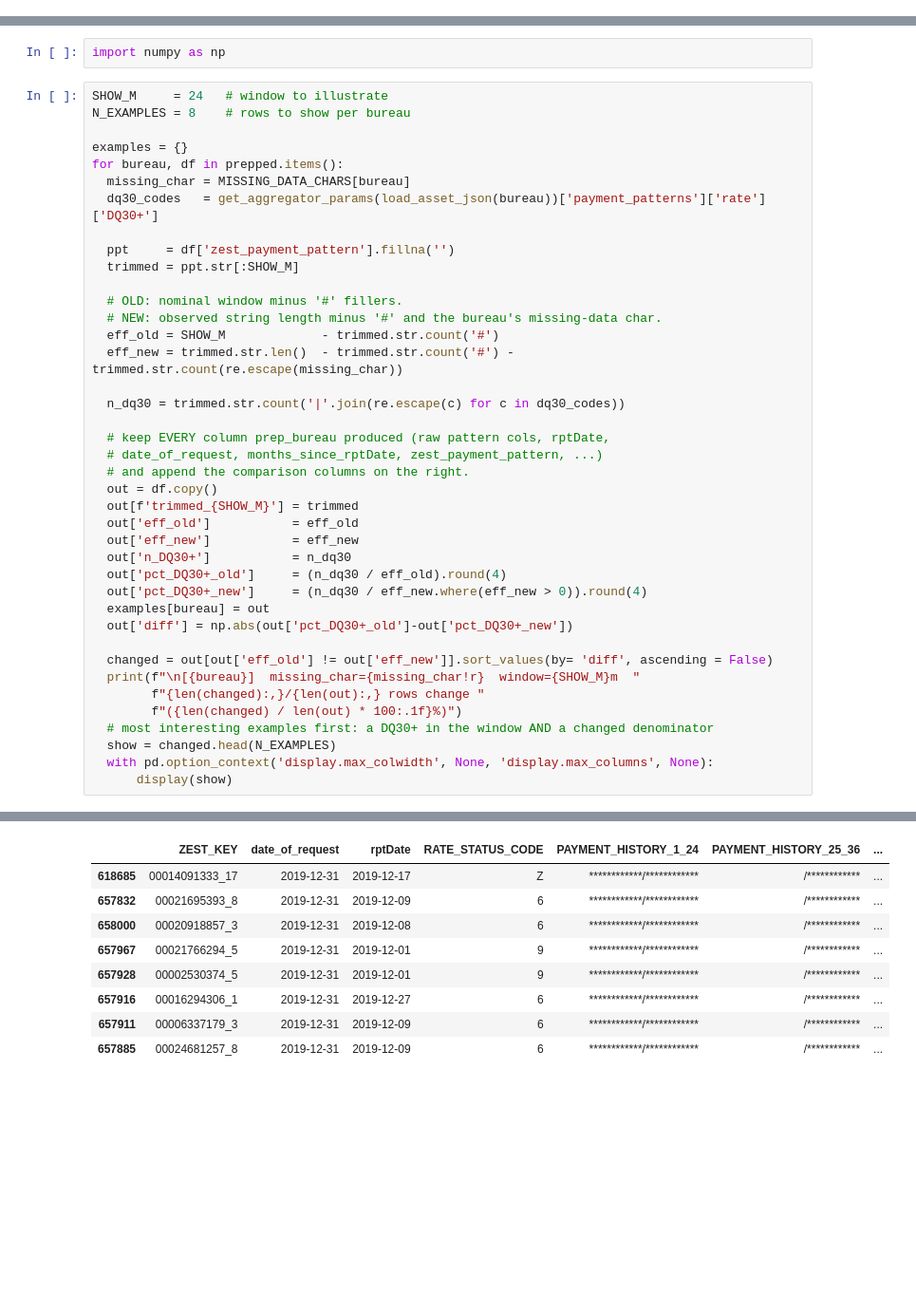
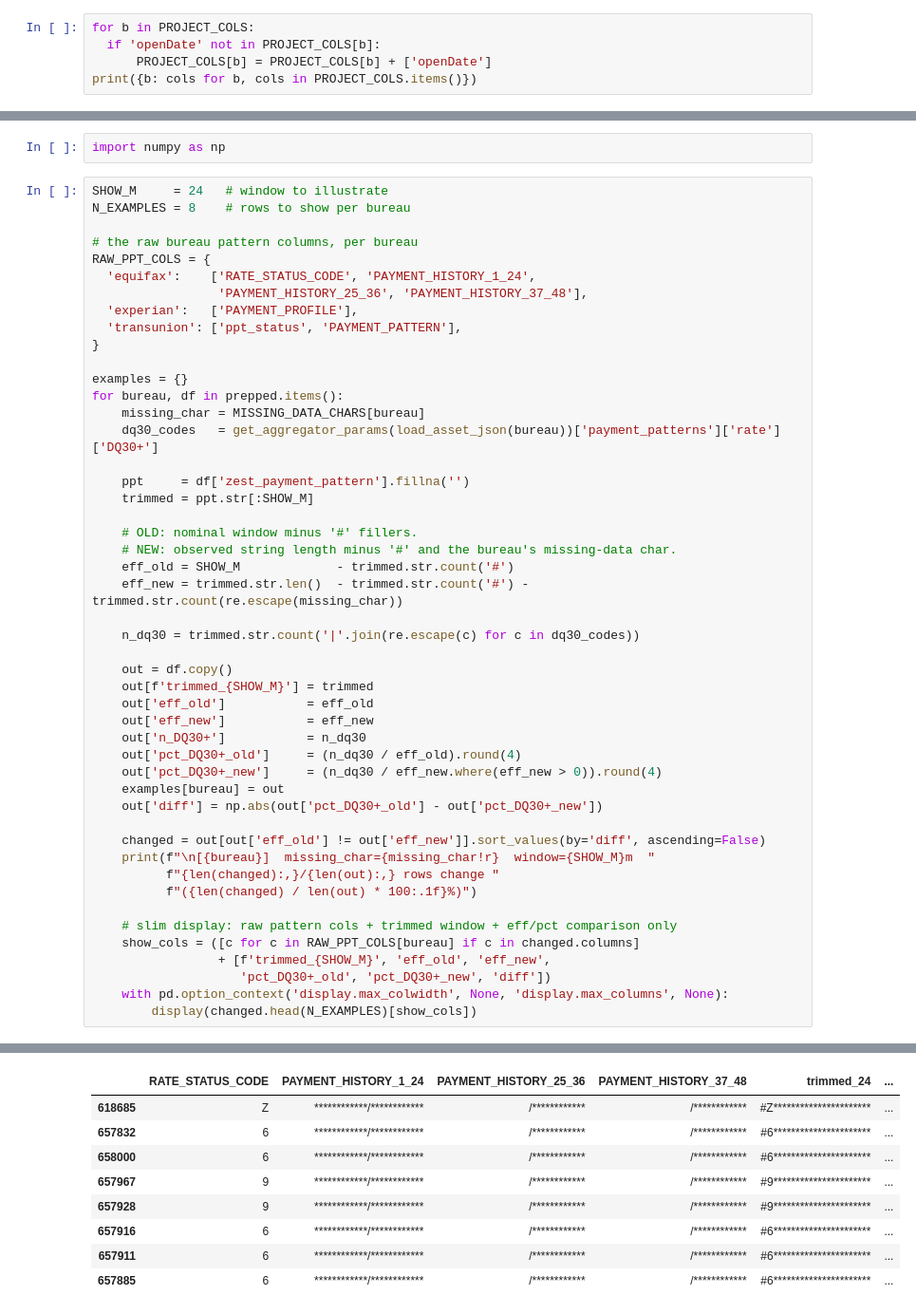
Before and after one commit to jagzest/payment-processor-research, a Jupyter notebook: RealDataExample.ipynb, the cells around one changed output, grey strips where cells are left out. Shown at 95% size. Cells and saved outputs as stored; diff of their text form; blank space fills up the shorter version.

```diff
--- a/RealDataExample.ipynb
+++ b/RealDataExample.ipynb
@@ -90,0 +93,5 @@ BUREAU_CFGS = {'equifax': EQUIFAX, 'experian': EXPERIAN, 'transunion': TRANSUNIO
+# %%
+for b in PROJECT_COLS:
+  if 'openDate' not in PROJECT_COLS[b]:
+      PROJECT_COLS[b] = PROJECT_COLS[b] + ['openDate']
+print({b: cols for b, cols in PROJECT_COLS.items()})
@@ -171,52 +251,60 @@ import numpy as np
 # %%
 SHOW_M     = 24   # window to illustrate
 N_EXAMPLES = 8    # rows to show per bureau
 
+# the raw bureau pattern columns, per bureau
+RAW_PPT_COLS = {
+  'equifax':    ['RATE_STATUS_CODE', 'PAYMENT_HISTORY_1_24',
+                 'PAYMENT_HISTORY_25_36', 'PAYMENT_HISTORY_37_48'],
+  'experian':   ['PAYMENT_PROFILE'],
+  'transunion': ['ppt_status', 'PAYMENT_PATTERN'],
+}
+
 examples = {}
 for bureau, df in prepped.items():
-  missing_char = MISSING_DATA_CHARS[bureau]
-  dq30_codes   = get_aggregator_params(load_asset_json(bureau))['payment_patterns']['rate']['DQ30+']
+    missing_char = MISSING_DATA_CHARS[bureau]
+    dq30_codes   = get_aggregator_params(load_asset_json(bureau))['payment_patterns']['rate']['DQ30+']
 
-  ppt     = df['zest_payment_pattern'].fillna('')
-  trimmed = ppt.str[:SHOW_M]
+    ppt     = df['zest_payment_pattern'].fillna('')
+    trimmed = ppt.str[:SHOW_M]
 
-  # OLD: nominal window minus '#' fillers.
-  # NEW: observed string length minus '#' and the bureau's missing-data char.
-  eff_old = SHOW_M             - trimmed.str.count('#')
-  eff_new = trimmed.str.len()  - trimmed.str.count('#') - trimmed.str.count(re.escape(missing_char))
+    # OLD: nominal window minus '#' fillers.
+    # NEW: observed string length minus '#' and the bureau's missing-data char.
+    eff_old = SHOW_M             - trimmed.str.count('#')
+    eff_new = trimmed.str.len()  - trimmed.str.count('#') - trimmed.str.count(re.escape(missing_char))
 
-  n_dq30 = trimmed.str.count('|'.join(re.escape(c) for c in dq30_codes))
+    n_dq30 = trimmed.str.count('|'.join(re.escape(c) for c in dq30_codes))
 
-  # keep EVERY column prep_bureau produced (raw pattern cols, rptDate,
-  # date_of_request, months_since_rptDate, zest_payment_pattern, ...)
-  # and append the comparison columns on the right.
-  out = df.copy()
-  out[f'trimmed_{SHOW_M}'] = trimmed
-  out['eff_old']           = eff_old
-  out['eff_new']           = eff_new
-  out['n_DQ30+']           = n_dq30
-  out['pct_DQ30+_old']     = (n_dq30 / eff_old).round(4)
-  out['pct_DQ30+_new']     = (n_dq30 / eff_new.where(eff_new > 0)).round(4)
-  examples[bureau] = out
-  out['diff'] = np.abs(out['pct_DQ30+_old']-out['pct_DQ30+_new'])
+    out = df.copy()
+    out[f'trimmed_{SHOW_M}'] = trimmed
+    out['eff_old']           = eff_old
+    out['eff_new']           = eff_new
+    out['n_DQ30+']           = n_dq30
+    out['pct_DQ30+_old']     = (n_dq30 / eff_old).round(4)
+    out['pct_DQ30+_new']     = (n_dq30 / eff_new.where(eff_new > 0)).round(4)
+    examples[bureau] = out
+    out['diff'] = np.abs(out['pct_DQ30+_old'] - out['pct_DQ30+_new'])
 
-  changed = out[out['eff_old'] != out['eff_new']].sort_values(by= 'diff', ascending = False)
-  print(f"\n[{bureau}]  missing_char={missing_char!r}  window={SHOW_M}m  "
-        f"{len(changed):,}/{len(out):,} rows change "
-        f"({len(changed) / len(out) * 100:.1f}%)")
-  # most interesting examples first: a DQ30+ in the window AND a changed denominator
-  show = changed.head(N_EXAMPLES)
-  with pd.option_context('display.max_colwidth', None, 'display.max_columns', None):
-      display(show)
+    changed = out[out['eff_old'] != out['eff_new']].sort_values(by='diff', ascending=False)
+    print(f"\n[{bureau}]  missing_char={missing_char!r}  window={SHOW_M}m  "
+          f"{len(changed):,}/{len(out):,} rows change "
+          f"({len(changed) / len(out) * 100:.1f}%)")
+
+    # slim display: raw pattern cols + trimmed window + eff/pct comparison only
+    show_cols = ([c for c in RAW_PPT_COLS[bureau] if c in changed.columns]
+                 + [f'trimmed_{SHOW_M}', 'eff_old', 'eff_new',
+                    'pct_DQ30+_old', 'pct_DQ30+_new', 'diff'])
+    with pd.option_context('display.max_colwidth', None, 'display.max_columns', None):
+        display(changed.head(N_EXAMPLES)[show_cols])
 # %% [output]
 [equifax]  missing_char='*'  window=24m  281,257/1,000,000 rows change (28.1%)
-|  | ZEST_KEY | date_of_request | rptDate | RATE_STATUS_CODE | PAYMENT_HISTORY_1_24 | PAYMENT_HISTORY_25_36 | ... |
-| 618685 | 00014091333_17 | 2019-12-31 | 2019-12-17 | Z | ************/************ | /************ | ... |
-| 657832 | 00021695393_8 | 2019-12-31 | 2019-12-09 | 6 | ************/************ | /************ | ... |
-| 658000 | 00020918857_3 | 2019-12-31 | 2019-12-08 | 6 | ************/************ | /************ | ... |
-| 657967 | 00021766294_5 | 2019-12-31 | 2019-12-01 | 9 | ************/************ | /************ | ... |
-| 657928 | 00002530374_5 | 2019-12-31 | 2019-12-01 | 9 | ************/************ | /************ | ... |
-| 657916 | 00016294306_1 | 2019-12-31 | 2019-12-27 | 6 | ************/************ | /************ | ... |
-| 657911 | 00006337179_3 | 2019-12-31 | 2019-12-09 | 6 | ************/************ | /************ | ... |
-| 657885 | 00024681257_8 | 2019-12-31 | 2019-12-09 | 6 | ************/************ | /************ | ... |
+|  | RATE_STATUS_CODE | PAYMENT_HISTORY_1_24 | PAYMENT_HISTORY_25_36 | PAYMENT_HISTORY_37_48 | trimmed_24 | ... |
+| 618685 | Z | ************/************ | /************ | /************ | #Z********************** | ... |
+| 657832 | 6 | ************/************ | /************ | /************ | #6********************** | ... |
+| 658000 | 6 | ************/************ | /************ | /************ | #6********************** | ... |
+| 657967 | 9 | ************/************ | /************ | /************ | #9********************** | ... |
+| 657928 | 9 | ************/************ | /************ | /************ | #9********************** | ... |
+| 657916 | 6 | ************/************ | /************ | /************ | #6********************** | ... |
+| 657911 | 6 | ************/************ | /************ | /************ | #6********************** | ... |
+| 657885 | 6 | ************/************ | /************ | /************ | #6********************** | ... |
 [experian]  missing_char='-'  window=24m  278,721/1,000,000 rows change (27.9%)
```
Also changed, not shown: parts of 35 cells of this notebook, 13 other files.
